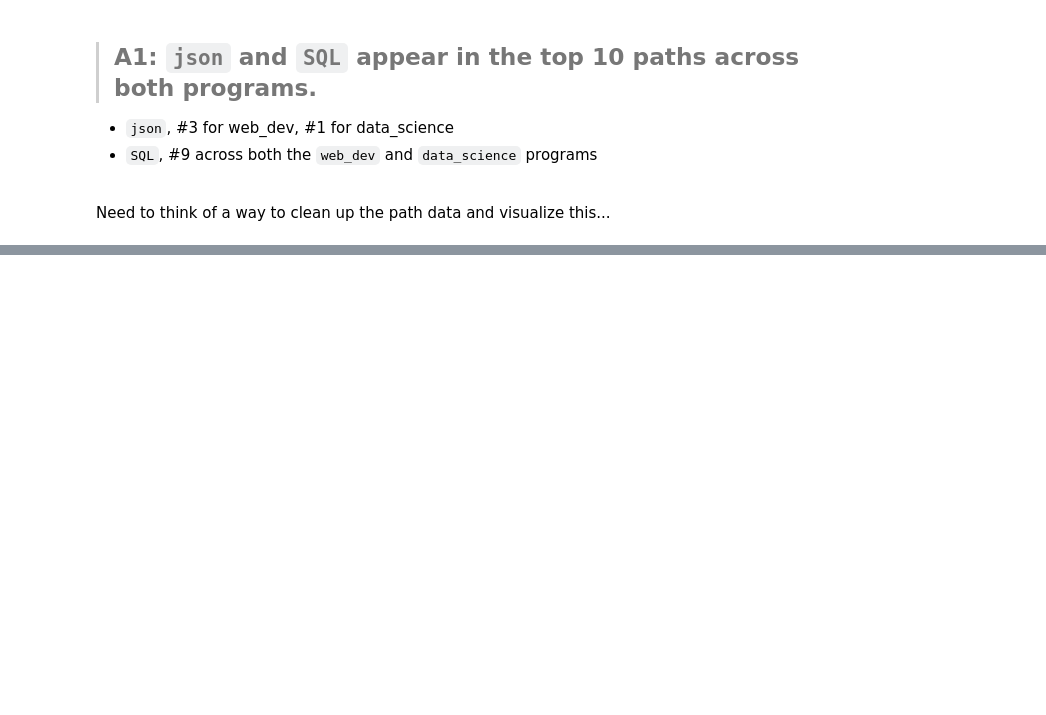
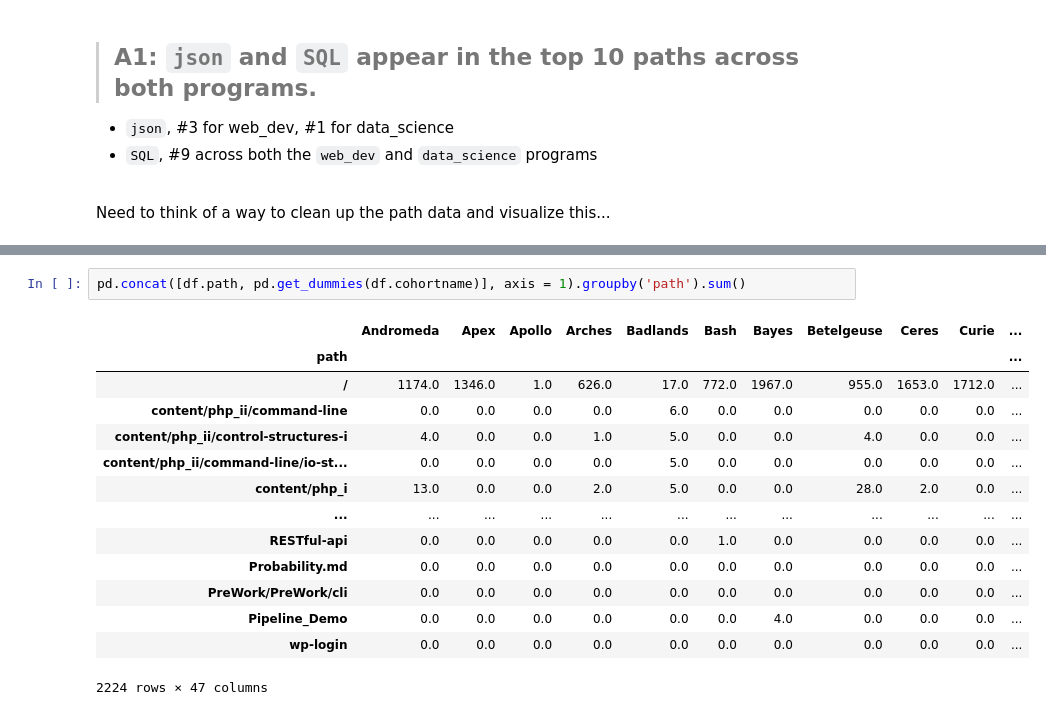
Before and after one commit to jones-wheeler/server_log_anamoly-detection, a Jupyter notebook: 02_explore_jones.ipynb, the cells around one changed output, grey strips where cells are left out. Saved outputs shown, nothing was run; the diff lists cells and outputs as text; blank space fills up the shorter version.

```diff
--- a/02_explore_jones.ipynb
+++ b/02_explore_jones.ipynb
@@ -134,0 +191,17 @@ Need to think of a way to clean up the path data and visualize this...
+# %%
+pd.concat([df.path, pd.get_dummies(df.cohortname)], axis = 1).groupby('path').sum()
+# %% [output]
+|  | Andromeda | Apex | Apollo | Arches | Badlands | Bash | Bayes | Betelgeuse | Ceres | Curie | ... |
+| path |  |  |  |  |  |  |  |  |  |  | ... |
+| / | 1174.0 | 1346.0 | 1.0 | 626.0 | 17.0 | 772.0 | 1967.0 | 955.0 | 1653.0 | 1712.0 | ... |
+| content/php_ii/command-line | 0.0 | 0.0 | 0.0 | 0.0 | 6.0 | 0.0 | 0.0 | 0.0 | 0.0 | 0.0 | ... |
+| content/php_ii/control-structures-i | 4.0 | 0.0 | 0.0 | 1.0 | 5.0 | 0.0 | 0.0 | 4.0 | 0.0 | 0.0 | ... |
+| content/php_ii/command-line/io-st... | 0.0 | 0.0 | 0.0 | 0.0 | 5.0 | 0.0 | 0.0 | 0.0 | 0.0 | 0.0 | ... |
+| content/php_i | 13.0 | 0.0 | 0.0 | 2.0 | 5.0 | 0.0 | 0.0 | 28.0 | 2.0 | 0.0 | ... |
+| ... | ... | ... | ... | ... | ... | ... | ... | ... | ... | ... | ... |
+| RESTful-api | 0.0 | 0.0 | 0.0 | 0.0 | 0.0 | 1.0 | 0.0 | 0.0 | 0.0 | 0.0 | ... |
+| Probability.md | 0.0 | 0.0 | 0.0 | 0.0 | 0.0 | 0.0 | 0.0 | 0.0 | 0.0 | 0.0 | ... |
+| PreWork/PreWork/cli | 0.0 | 0.0 | 0.0 | 0.0 | 0.0 | 0.0 | 0.0 | 0.0 | 0.0 | 0.0 | ... |
+| Pipeline_Demo | 0.0 | 0.0 | 0.0 | 0.0 | 0.0 | 0.0 | 4.0 | 0.0 | 0.0 | 0.0 | ... |
+| wp-login | 0.0 | 0.0 | 0.0 | 0.0 | 0.0 | 0.0 | 0.0 | 0.0 | 0.0 | 0.0 | ... |
+2224 rows × 47 columns
```
Also changed, not shown: parts of 6 cells of this notebook.
